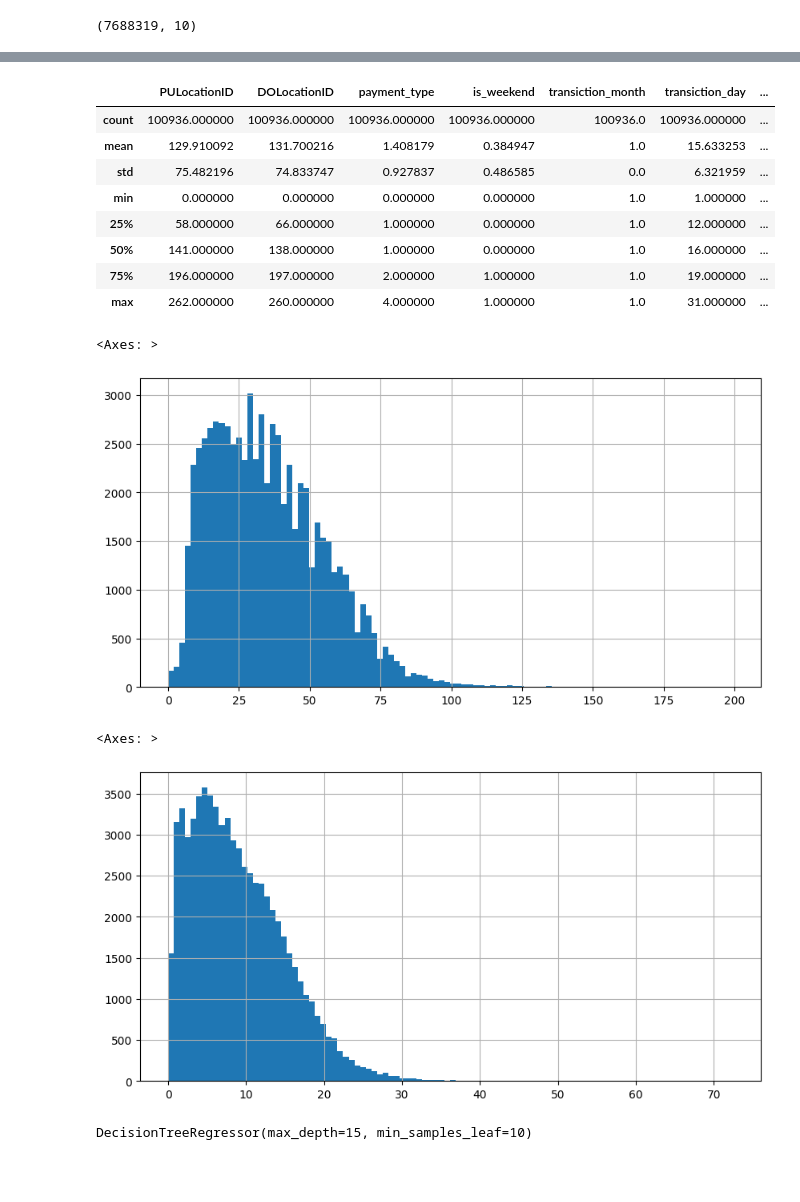
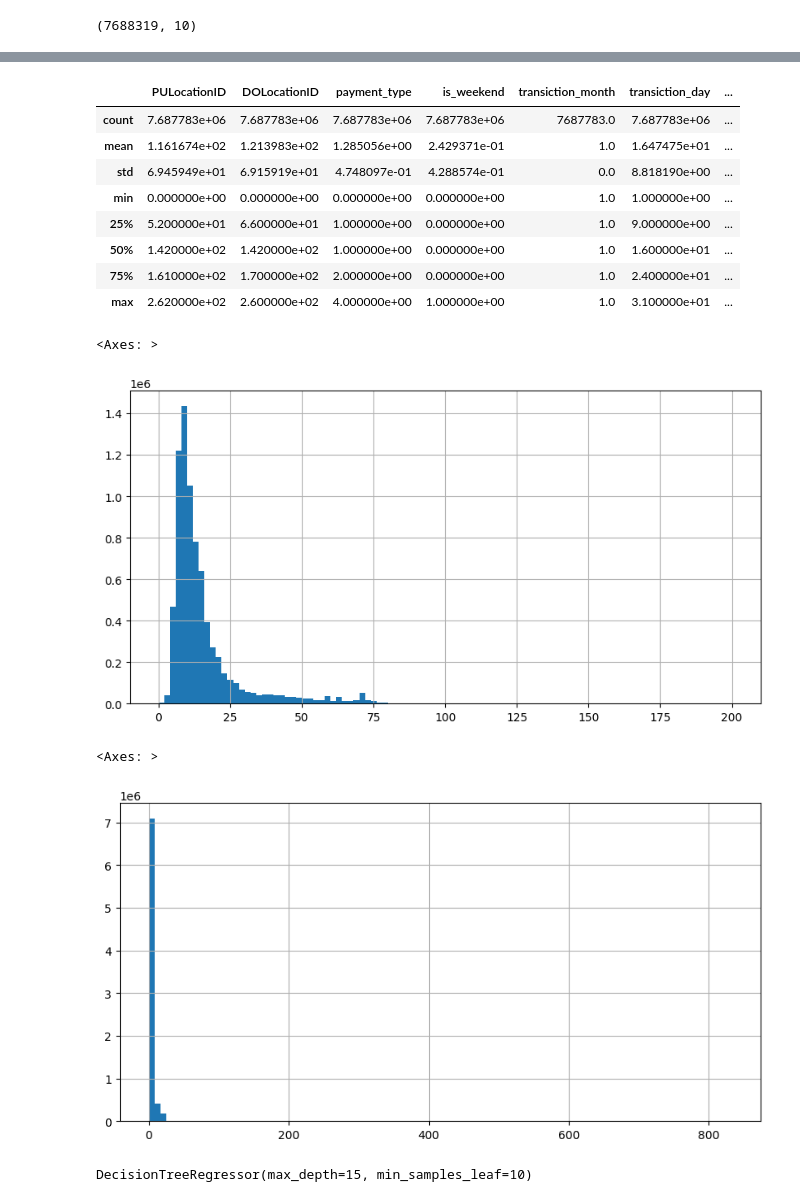
Before and after one commit to ebraheem002/nyc-taxi, a Jupyter notebook: presentable nootebook.ipynb, the cells around one changed output, grey strips where cells are left out. Saved outputs shown, nothing was run; the diff lists cells and outputs as text; code cells hidden in the pictures; blank space fills up the shorter version.

```diff
--- a/presentable nootebook.ipynb
+++ b/presentable nootebook.ipynb
@@ -184,12 +175,17 @@ taxi_db_prepared.head()
 # %%
 from sklearn.preprocessing import LabelEncoder
+from sklearn.model_selection import train_test_split
 
 categioral_columns = ['PULocationID', 'DOLocationID', 'payment_type', 'is_weekend']
-date_cols = ['transiction_month', 'transiction_day', 'transiction_hour','trip_duration_min']
+date_cols = ['transiction_month', 'transiction_day', 'transiction_hour']
 
 numerical_columns = ['trip_distance']
 target = 'total_amount'
-df_encoded= taxi_db_prepared[categioral_columns +date_cols+ numerical_columns+[target]].copy()
+df_encoded = taxi_db_prepared[categioral_columns+date_cols+numerical_columns+[target]].copy()
+x = df_encoded.drop(columns=[target])
+y = df_encoded[target]
+
+x_train, x_test, y_train, y_test = train_test_split(x, y, test_size=0.33, random_state=42)
 
 for col in categioral_columns:
   le= LabelEncoder()
@@ -219,22 +207,22 @@ taxi_grouped_by_region.head()
 # %%
-taxi_grouped_by_region.describe()
+df_encoded.describe()
 # %% [output]
 |  | PULocationID | DOLocationID | payment_type | is_weekend | transiction_month | transiction_day | ... |
-| count | 100936.000000 | 100936.000000 | 100936.000000 | 100936.000000 | 100936.0 | 100936.000000 | ... |
-| mean | 129.910092 | 131.700216 | 1.408179 | 0.384947 | 1.0 | 15.633253 | ... |
-| std | 75.482196 | 74.833747 | 0.927837 | 0.486585 | 0.0 | 6.321959 | ... |
-| min | 0.000000 | 0.000000 | 0.000000 | 0.000000 | 1.0 | 1.000000 | ... |
-| 25% | 58.000000 | 66.000000 | 1.000000 | 0.000000 | 1.0 | 12.000000 | ... |
-| 50% | 141.000000 | 138.000000 | 1.000000 | 0.000000 | 1.0 | 16.000000 | ... |
-| 75% | 196.000000 | 197.000000 | 2.000000 | 1.000000 | 1.0 | 19.000000 | ... |
-| max | 262.000000 | 260.000000 | 4.000000 | 1.000000 | 1.0 | 31.000000 | ... |
+| count | 7.687783e+06 | 7.687783e+06 | 7.687783e+06 | 7.687783e+06 | 7687783.0 | 7.687783e+06 | ... |
+| mean | 1.161674e+02 | 1.213983e+02 | 1.285056e+00 | 2.429371e-01 | 1.0 | 1.647475e+01 | ... |
+| std | 6.945949e+01 | 6.915919e+01 | 4.748097e-01 | 4.288574e-01 | 0.0 | 8.818190e+00 | ... |
+| min | 0.000000e+00 | 0.000000e+00 | 0.000000e+00 | 0.000000e+00 | 1.0 | 1.000000e+00 | ... |
+| 25% | 5.200000e+01 | 6.600000e+01 | 1.000000e+00 | 0.000000e+00 | 1.0 | 9.000000e+00 | ... |
+| 50% | 1.420000e+02 | 1.420000e+02 | 1.000000e+00 | 0.000000e+00 | 1.0 | 1.600000e+01 | ... |
+| 75% | 1.610000e+02 | 1.700000e+02 | 2.000000e+00 | 0.000000e+00 | 1.0 | 2.400000e+01 | ... |
+| max | 2.620000e+02 | 2.600000e+02 | 4.000000e+00 | 1.000000e+00 | 1.0 | 3.100000e+01 | ... |
 # %%
-taxi_grouped_by_region['total_amount'].hist(bins=100, figsize=(10,5))
+df_encoded['total_amount'].hist(bins=100, figsize=(10,5))
 # %% [output]
 <Axes: >
-[figure, old version]
+[figure, new version]
 # %%
-taxi_grouped_by_region['trip_distance'].hist(bins=100, figsize=(10,5))
+df_encoded['trip_distance'].hist(bins=100, figsize=(10,5))
 # %% [output]
 <Axes: >
-[figure, old version]
+[figure, new version]
```
Also changed, not shown: parts of 11 cells of this notebook.
